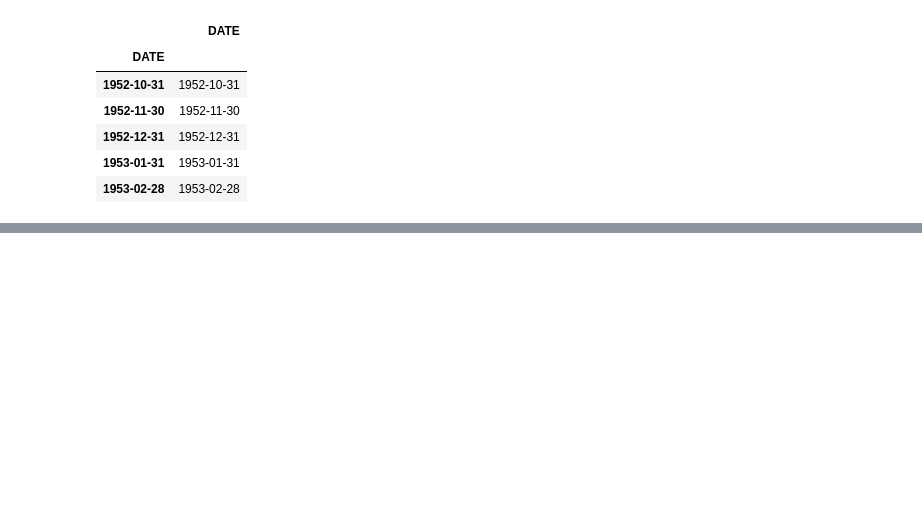
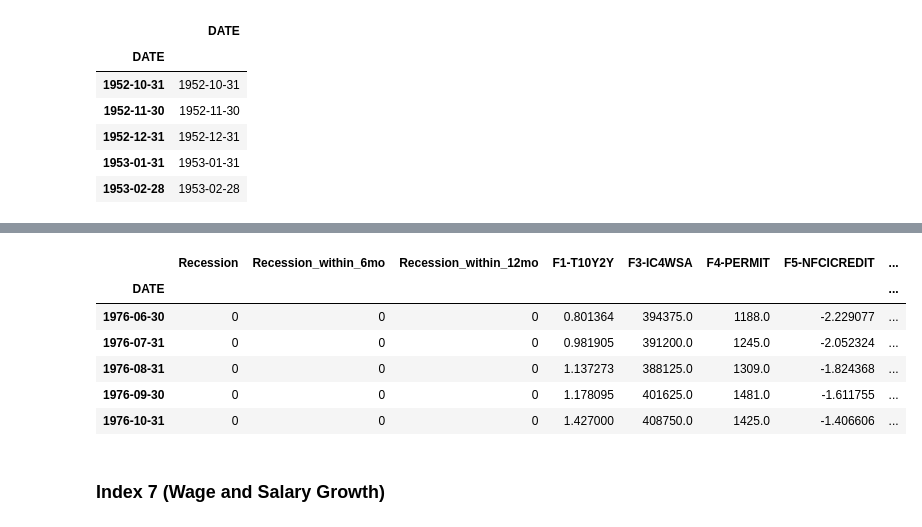
Before and after one commit to YoongsompornT/RecessionPrediction, a Jupyter notebook: Models/ML/make-supervised-data.ipynb, the cells around one changed output, grey strips where cells are left out. Cells and saved outputs as stored; diff of their text form; code cells hidden in the pictures; blank space fills up the shorter version.

Commit message:
date-recession data w/ 6 features

```diff
--- a/Models/ML/make-supervised-data.ipynb
+++ b/Models/ML/make-supervised-data.ipynb
@@ -121,0 +256,7 @@ df_rec.head()
+# %%
+col_name = 'NFCICREDIT'
+index_num = 5
+df = pd.read_csv('../../Datasets/index-5-NFCICREDIT.csv') # Dataset file
+df['DATE'] = pd.to_datetime(df['DATE'])
+df.set_index(df['DATE'], drop=True, inplace=True)
+df.head()
@@ -121,0 +271,5 @@ df_rec.head()
+# %%
+df_monthly = pd.DataFrame(df['NFCICREDIT'].resample('M').mean())
+col_name_rev = 'F'+str(index_num)+'-'+col_name
+df_monthly = pd.DataFrame(data={'DATE': df_monthly.index, col_name_rev: df_monthly['NFCICREDIT']})
+df_monthly.head()
@@ -121,0 +284,4 @@ df_rec.head()
+# %%
+df_rec = pd.concat([df_rec, df_monthly], join='inner', axis=1) # OR df_rec.merge(df_monthly, how='inner', left_index=True, right_index=True)
+df_rec.drop(columns=['DATE'], inplace=True)
+df_rec.head()
@@ -121,0 +299,9 @@ df_rec.head()
+# %%
+col_name = 'UMCSENT'
+index_num = 6
+df = pd.read_csv('../../Datasets/UMCSENT.csv') # Dataset file
+df['DATE'] = pd.to_datetime(df['DATE'])
+df.set_index(df['DATE'], inplace=True)
+df[col_name] = pd.to_numeric(df[col_name], errors='coerce')
+
+df.head()
@@ -121,0 +316,19 @@ df_rec.head()
+# %%
+df_monthly = pd.DataFrame(df[col_name].resample('M').mean())
+col_name_rev = 'F'+str(index_num)+'-'+col_name
+df_monthly = pd.DataFrame(data={'DATE': df_monthly.index, col_name_rev: df_monthly[col_name]})
+# df_monthly.head()
+
+df_rec = pd.concat([df_rec, df_monthly], join='inner', axis=1) # OR df_rec.merge(df_monthly, how='inner', left_index=True, right_index=True)
+df_rec.drop(columns=['DATE'], inplace=True)
+df_rec.head()
+# %% [output]
+|  | Recession | Recession_within_6mo | Recession_within_12mo | F1-T10Y2Y | F3-IC4WSA | F4-PERMIT | F5-NFCICREDIT | ... |
+| DATE |  |  |  |  |  |  |  | ... |
+| 1976-06-30 | 0 | 0 | 0 | 0.801364 | 394375.0 | 1188.0 | -2.229077 | ... |
+| 1976-07-31 | 0 | 0 | 0 | 0.981905 | 391200.0 | 1245.0 | -2.052324 | ... |
+| 1976-08-31 | 0 | 0 | 0 | 1.137273 | 388125.0 | 1309.0 | -1.824368 | ... |
+| 1976-09-30 | 0 | 0 | 0 | 1.178095 | 401625.0 | 1481.0 | -1.611755 | ... |
+| 1976-10-31 | 0 | 0 | 0 | 1.427000 | 408750.0 | 1425.0 | -1.406606 | ... |
+# %% [markdown]
+### Index 7 (Wage and Salary Growth)
```
Also changed, not shown: parts of 32 cells of this notebook, 2 other files.
